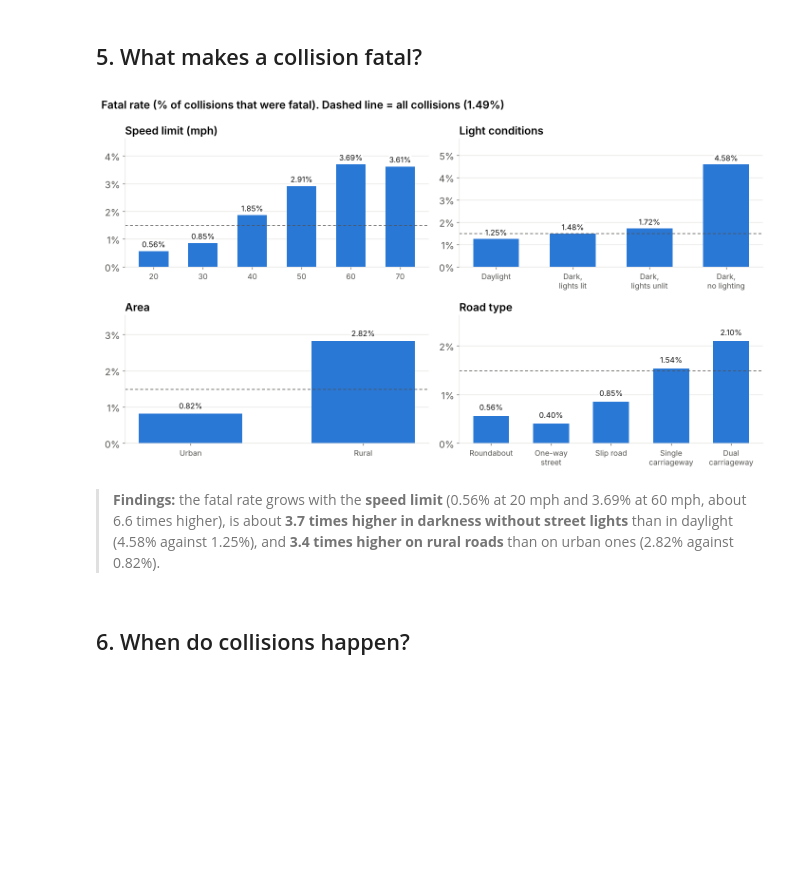
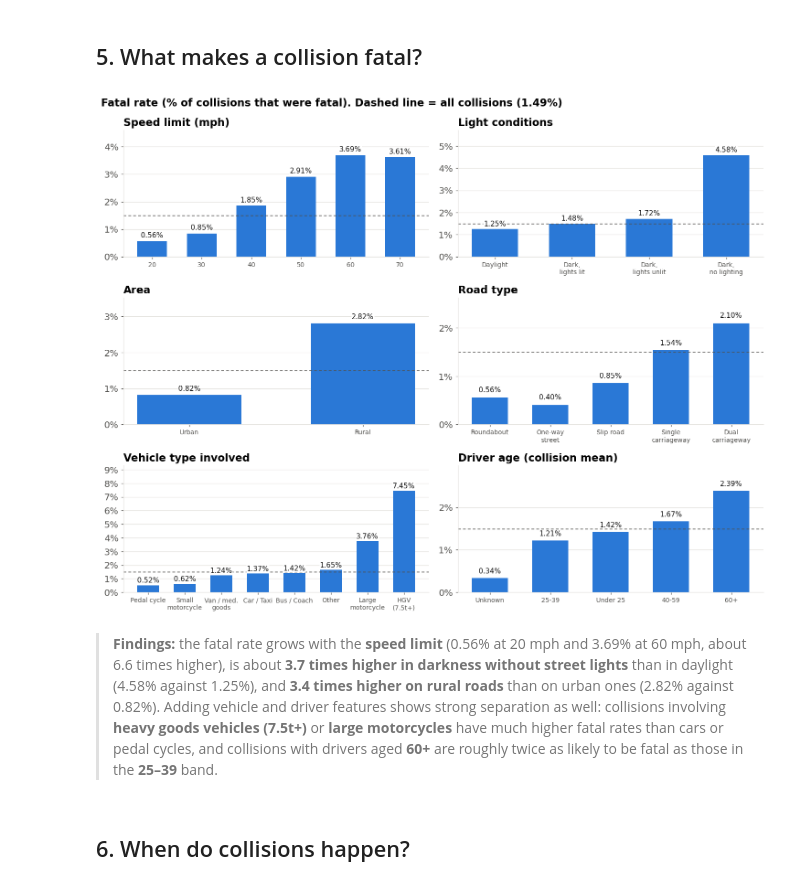
Before and after one commit to Ahmad-AlModhayan/arti205-road-accident-severity, a Jupyter notebook: Analysis/01_EDA_and_Data_Preparation.ipynb, the cells around one changed output. Cells and saved outputs as stored; diff of their text form; code cells hidden in the pictures; blank space fills up the shorter version.

```diff
--- a/Analysis/01_EDA_and_Data_Preparation.ipynb
+++ b/Analysis/01_EDA_and_Data_Preparation.ipynb
@@ -18,6 +18,7 @@ from pathlib import Path
 from scipy.stats import chi2_contingency
 
 RAW = Path("../Data/dft-road-casualty-statistics-collision-2024.csv")
+VEH_RAW = Path("../Data/dft-road-casualty-statistics-vehicle-2024.csv")
 OUT = Path("../Data/UK_collisions_final.csv")
 FIG = Path("figures"); FIG.mkdir(exist_ok=True)
 
@@ -39,7 +40,13 @@ def save(fig, name):
 ## 1. Load the raw data
 # %%
 raw = pd.read_csv(RAW, low_memory=False)
-print(f"{raw.shape[0]:,} collisions x {raw.shape[1]} columns")
-print("years:", raw["collision_year"].unique(), "| duplicate rows:", raw.duplicated().sum())
+veh_cols = [
+    "collision_index", "vehicle_reference", "vehicle_type", "age_of_driver",
+    "vehicle_manoeuvre", "junction_location", "sex_of_driver",
+    "journey_purpose_of_driver", "towing_and_articulation", "propulsion_code", "age_of_vehicle",
+]
+veh_raw = pd.read_csv(VEH_RAW, usecols=veh_cols, low_memory=False)
+print(f"collisions: {raw.shape[0]:,} x {raw.shape[1]} columns | vehicles: {veh_raw.shape[0]:,} x {veh_raw.shape[1]} columns")
+print("years:", raw["collision_year"].unique(), "| duplicate collision rows:", raw.duplicated().sum())
 raw.head(3)
 # %% [output]
@@ -128,20 +225,24 @@ MISSING.update({"junction_detail": {-1, 99}, "pedestrian_crossing": {-1, 99}, "c
                 "junction_control": {9}})   # junction_control -1 means 'not at a junction', not missing
 check = ["speed_limit","road_type","junction_detail","junction_control","second_road_class","pedestrian_crossing",
          "light_conditions","weather_conditions","road_surface_conditions","special_conditions_at_site",
-         "carriageway_hazards","urban_or_rural_area","number_of_vehicles","hour"]
+         "carriageway_hazards","urban_or_rural_area","number_of_vehicles","hour"] + VEH_FEATS
 miss = {}
 for c in check:
     codes = MISSING.get(c, {-1, 9, 99} if c == "special_conditions_at_site" else {-1})
-    miss[c] = (df[c].isin(codes) | df[c].isna()).mean() * 100
+    if c in VEH_FEATS:
+        unk_vals = {"Unknown"}
+        miss[c] = (df[c].isin(unk_vals) | df[c].isna()).mean() * 100
+    else:
+        miss[c] = (df[c].isin(codes) | df[c].isna()).mean() * 100
 miss = pd.Series(miss).sort_values()
 print(miss.round(2).sort_values(ascending=False))
 
-fig, ax = plt.subplots(figsize=(10, 5.2))
+fig, ax = plt.subplots(figsize=(10, 5.8))
 show = miss[miss >= 0.05]   # columns with at least 0.05% missing
 cols = [ORANGE if v > 50 else BLUE for v in show]
 ax.barh(show.index.str.replace("_", " "), show.values, color=cols, height=0.6)
 for i, v in enumerate(show.values):
-    ax.text(v + 0.8, i, f"{v:.1f}%", va="center", color=INK, fontsize=12)
+    ax.text(v + 0.8, i, f"{v:.1f}%", va="center", color=INK, fontsize=11)
 ax.set_xlim(0, 75); ax.grid(axis="y", visible=False)
 ax.set_title("Missing, unknown or not-applicable values per column", loc="left")
 ax.set_xlabel("% of collisions")
@@ -180,36 +286,47 @@ road_type                  fatal rate  unknown 0.19%  vs known 1.52%
 # %%
 overall = df["collision_severity"].eq(1).mean() * 100
 def fatal_rate(col, order=None, data=lab):
     g = data.groupby(col)["collision_severity"].agg(lambda s: (s == 1).mean() * 100)
     n = data.groupby(col).size()
     g = g[n >= 200]                      # ignore tiny groups
     return g.reindex(order).dropna() if order else g.sort_values()
 
 panels = [
     ("Speed limit (mph)", fatal_rate("speed_limit", [20, 30, 40, 50, 60, 70], df)),
     ("Light conditions", fatal_rate("light_conditions", ["Daylight", "Dark, lights lit", "Dark, lights unlit", "Dark, no lighting"])),
     ("Area", fatal_rate("urban_or_rural_area", ["Urban", "Rural"])),
     ("Road type", fatal_rate("road_type", ["Roundabout", "One way street", "Slip road", "Single carriageway", "Dual carriageway"])),
+    ("Vehicle type involved", fatal_rate("vehicle_type")),
+    ("Driver age (collision mean)", fatal_rate("driver_age", ["Unknown", "25-39", "Under 25", "40-59", "60+"])),
 ]
-fig, axes = plt.subplots(2, 2, figsize=(13, 7.4))
+fig, axes = plt.subplots(3, 2, figsize=(13.5, 10.6))
 for ax, (title, s) in zip(axes.ravel(), panels):
-    labels = [str(i).replace("Dark, ", "Dark,\n").replace(" carriageway", "\ncarriageway").replace("One way street", "One-way\nstreet") for i in s.index]
+    labels = [
+        str(i).replace("Dark, ", "Dark,\n").replace(" carriageway", "\ncarriageway")
+        .replace("One way street", "One-way\nstreet")
+        .replace("Other (e-scooter / agri / mobility)", "Other")
+        .replace("Large / other motorcycle", "Large\nmotorcycle")
+        .replace("Moped / small motorcycle", "Small\nmotorcycle")
+        .replace("Van / medium goods", "Van / med.\ngoods")
+        .replace("Heavy goods (7.5t+)", "HGV\n(7.5t+)")
+        for i in s.index
+    ]
     bars = ax.bar(labels, s.values, color=BLUE, width=0.6)
     ax.axhline(overall, color=MUTED, lw=1, ls=(0, (4, 3)))
     for b, v in zip(bars, s.values):
-        ax.text(b.get_x() + b.get_width()/2, v + 0.08, f"{v:.2f}%", ha="center", va="bottom", fontsize=10.5, color=INK,
+        ax.text(b.get_x() + b.get_width()/2, v + 0.08, f"{v:.2f}%", ha="center", va="bottom", fontsize=10, color=INK,
                 bbox=dict(facecolor="white", edgecolor="none", pad=0.5))
     ax.set_title(title, loc="left"); ax.set_ylim(0, max(s.max() * 1.25, 2)); ax.grid(axis="x", visible=False)
     ax.yaxis.set_major_locator(plt.MultipleLocator(1)); ax.yaxis.set_major_formatter(lambda v, p: f"{v:g}%")
-    ax.tick_params(axis="x", labelsize=10.5)
+    ax.tick_params(axis="x", labelsize=9.0)
 fig.suptitle(f"Fatal rate (% of collisions that were fatal). Dashed line = all collisions ({overall:.2f}%)",
              x=0.01, ha="left", fontsize=15, fontweight="semibold")
 fig.tight_layout()
 save(fig, "03_fatal_rate_by_factor.png")
 # %% [output]
-[figure, old version]
+[figure, new version]
 # %% [markdown]
-> **Findings:** the fatal rate grows with the **speed limit** (0.56% at 20 mph and 3.69% at 60 mph, about 6.6 times higher), is about **3.7 times higher in darkness without street lights** than in daylight (4.58% against 1.25%), and **3.4 times higher on rural roads** than on urban ones (2.82% against 0.82%).
+> **Findings:** the fatal rate grows with the **speed limit** (0.56% at 20 mph and 3.69% at 60 mph, about 6.6 times higher), is about **3.7 times higher in darkness without street lights** than in daylight (4.58% against 1.25%), and **3.4 times higher on rural roads** than on urban ones (2.82% against 0.82%). Adding vehicle and driver features shows strong separation as well: collisions involving **heavy goods vehicles (7.5t+)** or **large motorcycles** have much higher fatal rates than cars or pedal cycles, and collisions with drivers aged **60+** are roughly twice as likely to be fatal as those in the **25–39** band.
 # %% [markdown]
 ## 6. When do collisions happen?
 # %%
```
Also changed, not shown: parts of 15 cells of this notebook, 42 other files.
